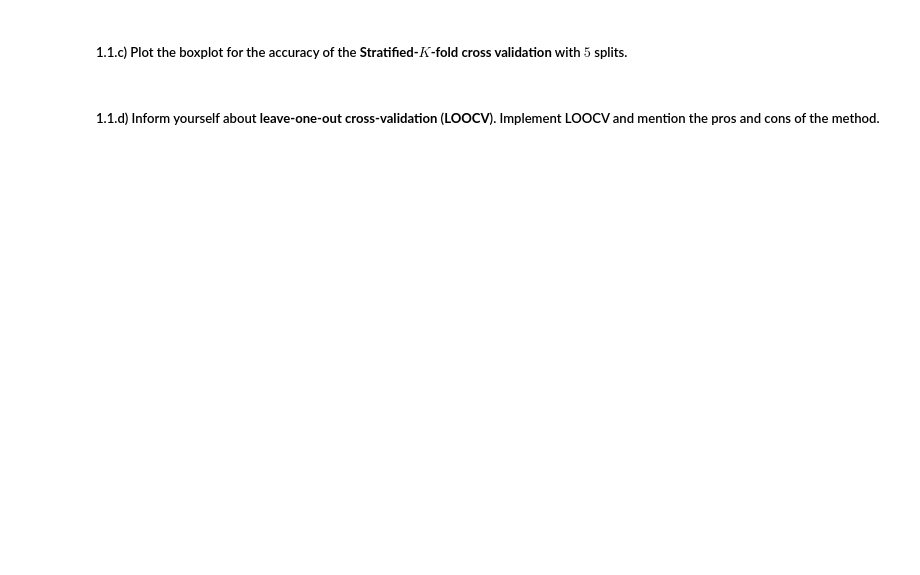
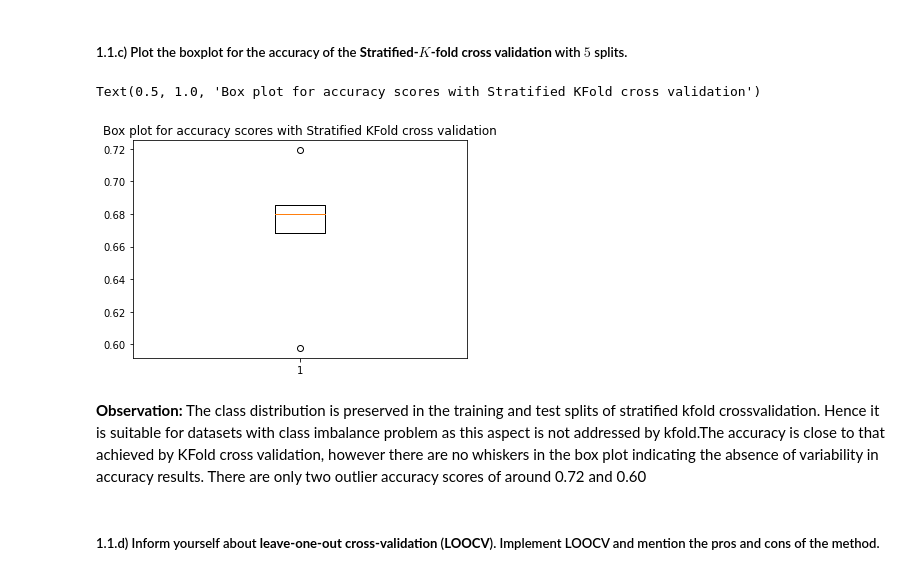
Before and after one commit to FabriceBeaumont/MA-INF_4216_Biomedical_DS_and_AI, a Jupyter notebook: Sheet7/Assignment7_Solutions.ipynb, the cells around one changed output. Cells and saved outputs as stored; diff of their text form; code cells hidden in the pictures; blank space fills up the shorter version.

```diff
--- a/Sheet7/Assignment7_Solutions.ipynb
+++ b/Sheet7/Assignment7_Solutions.ipynb
@@ -39,4 +104,24 @@ def get_dataset_from_github(filename, index_col_str=None, header_str='infer'):
 # %% [markdown]
 ##### 1.1.c) Plot the boxplot for the accuracy of the **Stratified-$K$-fold cross validation** with $5$ splits.
+# %%
+## Perform Stratified KFold cross validation
+stratified_k_fold_model = StratifiedKFold(n_splits = 5)
+
+stratified_kfold_accuracy_scores = cross_val_score(
+    lg_classifier,
+    X,
+    y,
+    scoring = 'accuracy',
+    cv = stratified_k_fold_model
+)
+
+## Box plot
+plt.boxplot(stratified_kfold_accuracy_scores)
+plt.title('Box plot for accuracy scores with Stratified KFold cross validation')
+# %% [output]
+Text(0.5, 1.0, 'Box plot for accuracy scores with Stratified KFold cross validation')
+[figure, added]
+# %% [markdown]
+**Observation:** The class distribution is preserved in the training and test splits of stratified kfold crossvalidation. Hence it is suitable for datasets with class imbalance problem as this aspect is not addressed by kfold.The accuracy is close to that achieved by KFold cross validation, however there are no whiskers in the box plot indicating the absence of variability in accuracy results. There are only two outlier accuracy scores of around 0.72 and 0.60
 # %% [markdown]
 ##### 1.1.d) Inform yourself about **leave-one-out cross-validation** (**LOOCV**). Implement LOOCV and mention the pros and cons of the method.
```
Also changed, not shown: parts of 20 cells of this notebook.
